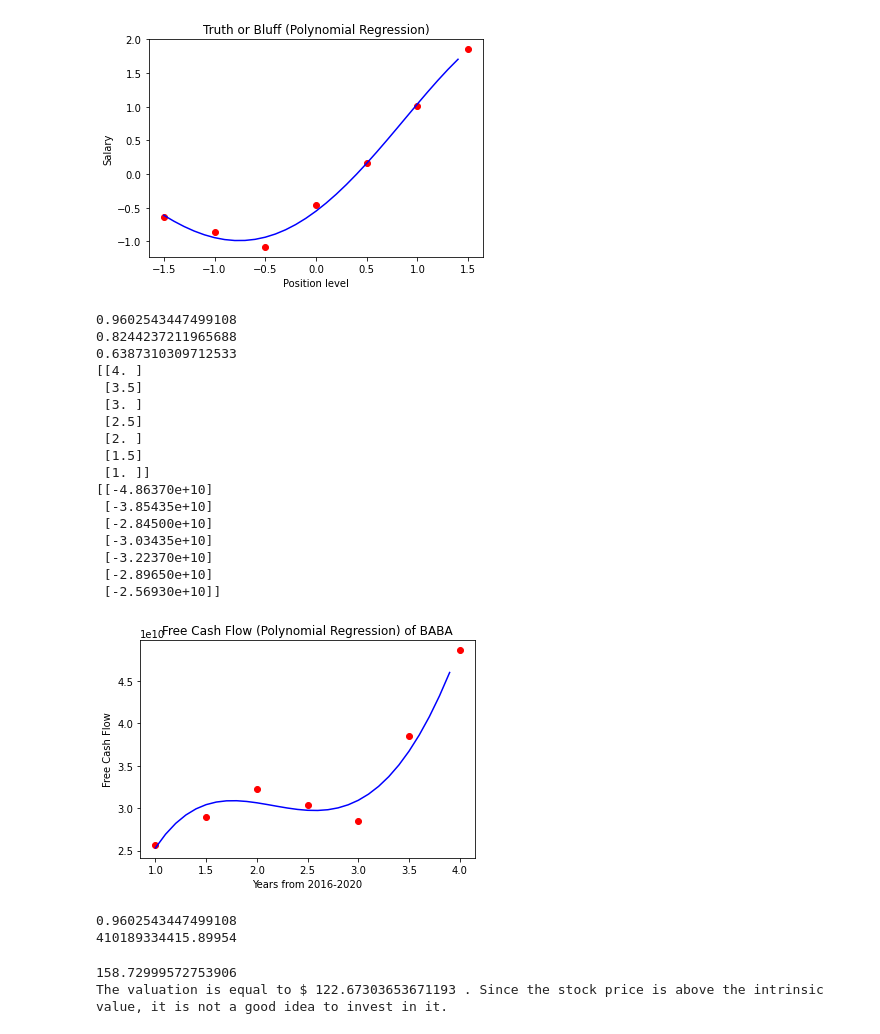
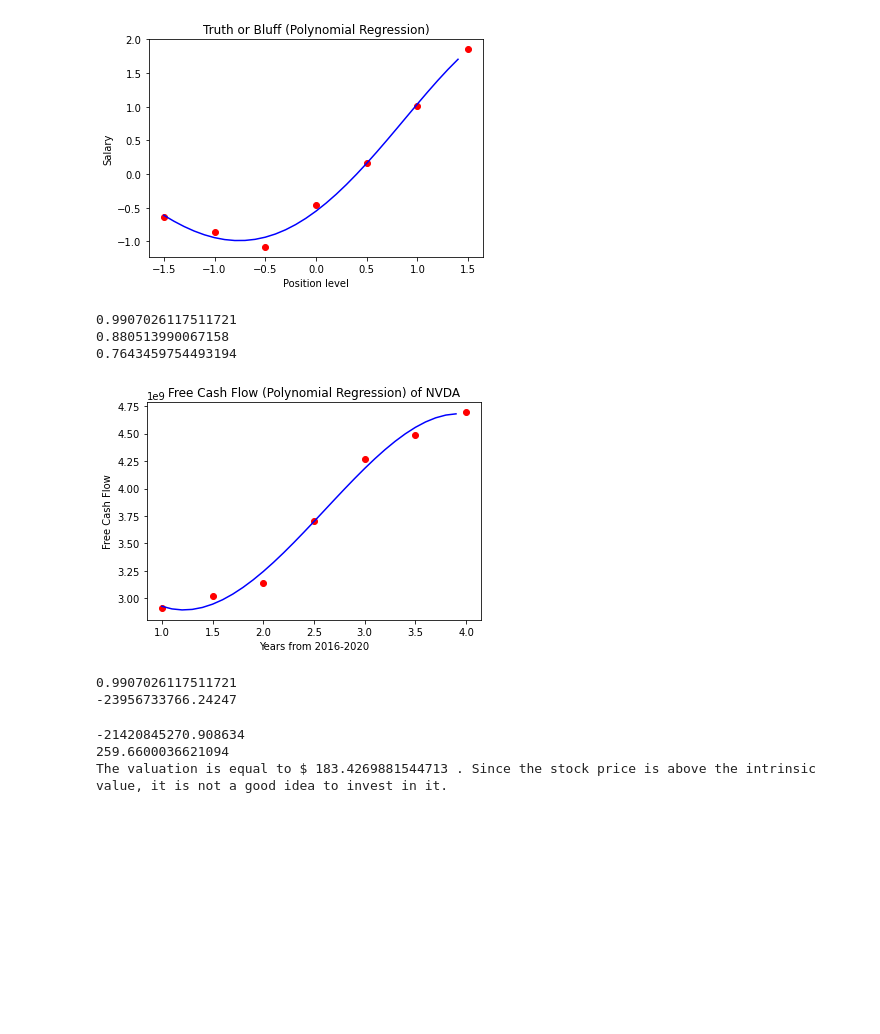
Before and after one commit to sparikh099/Long-Term-Analysis-of-Stocks-using-the-DCF-Model, a Jupyter notebook: dcfModelUsingRegressionModeling.ipynb, the cells around one changed output. Drawn from its saved outputs; the diff is of its cells as text; code cells hidden in the pictures; blank space fills up the shorter version.

```diff
--- a/dcfModelUsingRegressionModeling.ipynb
+++ b/dcfModelUsingRegressionModeling.ipynb
@@ -164,13 +204,13 @@ plt.show()
 # %% [output]
 [figure]
 # %%
-ticker = "BABA"
+ticker = "NVDA"
 cashflowStatements = []
 cashflow = yf.Ticker(ticker).cashflow
-freeCashFlow4 = float(cashflow.iloc[10][0]) + (cashflow.iloc[-1][0])
-freeCashFlow3 = float(cashflow.iloc[10][1]) + (cashflow.iloc[-1][1])
-freeCashFlow2 = float(cashflow.iloc[10][2]) + (cashflow.iloc[-1][2])
-freeCashFlow1 = float(cashflow.iloc[10][3]) + (cashflow.iloc[-1][3])
+freeCashFlow4 = float(cashflow.loc["Total Cash From Operating Activities"][0]) + (cashflow.loc["Capital Expenditures"][0])
+freeCashFlow3 = float(cashflow.loc["Total Cash From Operating Activities"][1]) + (cashflow.loc["Capital Expenditures"][1])
+freeCashFlow2 = float(cashflow.loc["Total Cash From Operating Activities"][2]) + (cashflow.loc["Capital Expenditures"][2])
+freeCashFlow1 = float(cashflow.loc["Total Cash From Operating Activities"][3]) + (cashflow.loc["Capital Expenditures"][3])
 freeCashFlow35 = float(freeCashFlow4 + freeCashFlow3)/ 2
 freeCashFlow25 = float(freeCashFlow3 + freeCashFlow2) / 2
 freeCashFlow15 = float(freeCashFlow2 + freeCashFlow1) / 2
@@ -229,27 +269,25 @@ try:
     if(pr2 > rfr2 and pr2 > svrr2):
         from sklearn.linear_model import LinearRegression
         lin_reg = LinearRegression()
-        lin_reg.fit(X, abs(y))
+        lin_reg.fit(X, (y))
         from sklearn.preprocessing import PolynomialFeatures
         poly_reg = PolynomialFeatures(degree = 4)
         X_poly = poly_reg.fit_transform(X)
         lin_reg_2 = LinearRegression()
-        lin_reg_2.fit(X_poly, abs(y))
-        pr2 = r2_score(abs(y),lin_reg_2.predict(poly_reg.fit_transform(X)))
+        lin_reg_2.fit(X_poly, (y))
+        pr2 = r2_score((y),lin_reg_2.predict(poly_reg.fit_transform(X)))
         #forecast.append(abs(lin_reg_2.predict(poly_reg.fit_transform([[4.5]]))))
-        forecast.append(abs(lin_reg_2.predict(poly_reg.fit_transform([[5.0]]))))
+        forecast.append((lin_reg_2.predict(poly_reg.fit_transform([[5.0]]))))
         #forecast.append(abs(lin_reg_2.predict(poly_reg.fit_transform([[5.5]]))))
-        forecast.append(abs(lin_reg_2.predict(poly_reg.fit_transform([[6.0]]))))
+        forecast.append((lin_reg_2.predict(poly_reg.fit_transform([[6.0]]))))
         #forecast.append(abs(lin_reg_2.predict(poly_reg.fit_transform([[6.5]]))))
-        forecast.append(abs(lin_reg_2.predict(poly_reg.fit_transform([[7.0]]))))
+        forecast.append((lin_reg_2.predict(poly_reg.fit_transform([[7.0]]))))
         #forecast.append(abs(lin_reg_2.predict(poly_reg.fit_transform([[7.5]]))))
-        forecast.append(abs(lin_reg_2.predict(poly_reg.fit_transform([[8.0]]))))
+        forecast.append((lin_reg_2.predict(poly_reg.fit_transform([[8.0]]))))
         X_grid = np.arange(min(X), max(X), 0.1)
         X_grid = X_grid.reshape((len(X_grid), 1))
-        plt.scatter(X, abs(y), color = 'red')
-        print(X)
-        print(y)
-        plt.plot(X_grid, abs(lin_reg_2.predict(poly_reg.fit_transform(X_grid))), color = 'blue')
+        plt.scatter(X, y, color = 'red')
+        plt.plot(X_grid, lin_reg_2.predict(poly_reg.fit_transform(X_grid)), color = 'blue')
         plt.title('Free Cash Flow (Polynomial Regression) of '+ ticker)
         plt.xlabel('Years from 2016-2020')
         plt.ylabel('Free Cash Flow')
@@ -267,13 +305,13 @@ try:
         rfr2 = r2_score(sc_y.inverse_transform(y),sc_y.inverse_transform(regressor.predict(X)))
         rfr2
         #forecast.append(abs(regressor.predict([[4.5]])))
-        forecast.append(abs(regressor.predict([[5.0]])))
+        forecast.append((regressor.predict([[5.0]])))
         #forecast.append(abs(regressor.predict([[5.5]])))
-        forecast.append(abs(regressor.predict([[6.0]])))
+        forecast.append((regressor.predict([[6.0]])))
         #forecast.append(abs(regressor.predict([[6.5]])))
-        forecast.append(abs(regressor.predict([[7.0]])))
+        forecast.append((regressor.predict([[7.0]])))
         #forecast.append(abs(regressor.predict([[7.5]])))
-        forecast.append(abs(regressor.predict([[8.0]])))
+        forecast.append((regressor.predict([[8.0]])))
         X_grid = np.arange(min(X), max(X), 0.01)
         X_grid = X_grid.reshape((len(X_grid), 1))
         plt.scatter(X, y, color = 'red')
@@ -285,57 +323,43 @@ try:
         print(rfr2)
     elif(svrr2 > pr2 and svrr2 > rfr2):
         from sklearn.preprocessing import StandardScaler
         sc_X = StandardScaler()
         sc_y = StandardScaler()
         X = sc_X.fit_transform(X)
         y = sc_y.fit_transform(y)
         from sklearn.svm import SVR
         regressor = SVR(kernel = 'rbf')
         regressor.fit(X, y)
         from sklearn.metrics import r2_score
         svrr2 = r2_score(sc_y.inverse_transform(y), sc_y.inverse_transform(regressor.predict(X)))
         svrr2
         #forecast.append(abs(sc_y.inverse_transform(regressor.predict(sc_X.transform([[4.5]])))))
-        forecast.append(abs(sc_y.inverse_transform(regressor.predict(sc_X.transform([[5.0]])))))
+        forecast.append((sc_y.inverse_transform(regressor.predict(sc_X.transform([[5.0]])))))
         #forecast.append(abs(sc_y.inverse_transform(regressor.predict(sc_X.transform([[5.5]])))))
-        forecast.append(abs(sc_y.inverse_transform(regressor.predict(sc_X.transform([[6.0]])))))
+        forecast.append((sc_y.inverse_transform(regressor.predict(sc_X.transform([[6.0]])))))
         #forecast.append(abs(sc_y.inverse_transform(regressor.predict(sc_X.transform([[6.5]])))))
-        forecast.append(abs(sc_y.inverse_transform(regressor.predict(sc_X.transform([[7.0]])))))
+        forecast.append((sc_y.inverse_transform(regressor.predict(sc_X.transform([[7.0]])))))
         #forecast.append(abs(sc_y.inverse_transform(regressor.predict(sc_X.transform([[7.5]])))))
-        forecast.append(abs(sc_y.inverse_transform(regressor.predict(sc_X.transform([[8.0]])))))
+        forecast.append((sc_y.inverse_transform(regressor.predict(sc_X.transform([[8.0]])))))
         X_grid = np.arange(min(sc_X.inverse_transform(X)), max(sc_X.inverse_transform(X)), 0.1)
         X_grid = X_grid.reshape((len(X_grid), 1))
         fig = plt.scatter(sc_X.inverse_transform(X),sc_y.inverse_transform(y),color = 'red')
         fig = plt.plot(X_grid, sc_y.inverse_transform(regressor.predict(sc_X.transform(X_grid))), color = 'blue')
         plt.title('Free Cash Flow (SVR) of '+ ticker)
         plt.xlabel('Years from 2016-2020')
         plt.ylabel('Free Cash Flow')
         print(svrr2)
     print(float(forecast[3]))
 
 except:
     print("This company has negative cash flows, or is a recent startup. This is too risky of a company to invest in. ")
 # %% [output]
-0.9602543447499108
-0.8244237211965688
-0.6387310309712533
-[[4. ]
- [3.5]
- [3. ]
- [2.5]
- [2. ]
- [1.5]
- [1. ]]
-[[-4.86370e+10]
- [-3.85435e+10]
- [-2.84500e+10]
- [-3.03435e+10]
- [-3.22370e+10]
- [-2.89650e+10]
- [-2.56930e+10]]
+0.9907026117511721
+0.880513990067158
+0.7643459754493194
-[figure, old version]
+[figure, new version]
-0.9602543447499108
-410189334415.89954
+0.9907026117511721
+-23956733766.24247
 # %%
 #TYPICALLY, THE DISCOUNT RATE IS SETUP BETWEEN 6 AND 12 PERCENT. THEREFORE, THE DISCOUNT RATE WILL BE SET TO 9%.
 dr = 0.09
@@ -346,6 +370,7 @@ for t in range(len(forecast)):
     totalFreeCashFlow += forecast[t]
     count += val1
 count = count[0][0]
+print(count)
 totalFreeCashFlow = totalFreeCashFlow[0][0]
 yf.Ticker(ticker[0])
 roi = 1 - (count/totalFreeCashFlow)
@@ -361,8 +386,9 @@ intrinsicVal
 
 print("The valuation is equal to $" , intrinsicVal , ". Since the stock price is above the intrinsic value, it is not a good idea to invest in it. ")
 # %% [output]
-158.72999572753906
-The valuation is equal to $ 122.67303653671193 . Since the stock price is above the intrinsic value, it is not a good idea to invest in it.
+-21420845270.908634
+259.6600036621094
+The valuation is equal to $ 183.4269881544713 . Since the stock price is above the intrinsic value, it is not a good idea to invest in it.
 # %%
 def findStockTicker(ticker):
     stock = yf.Ticker(ticker)
```
Also changed, not shown: parts of 13 cells of this notebook.
